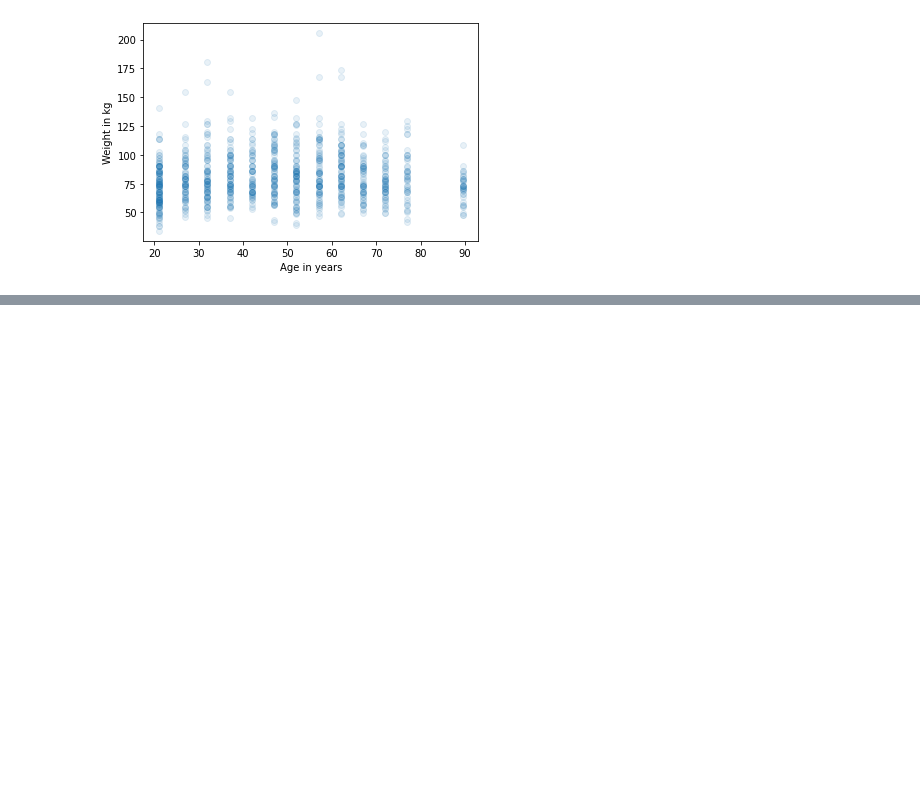
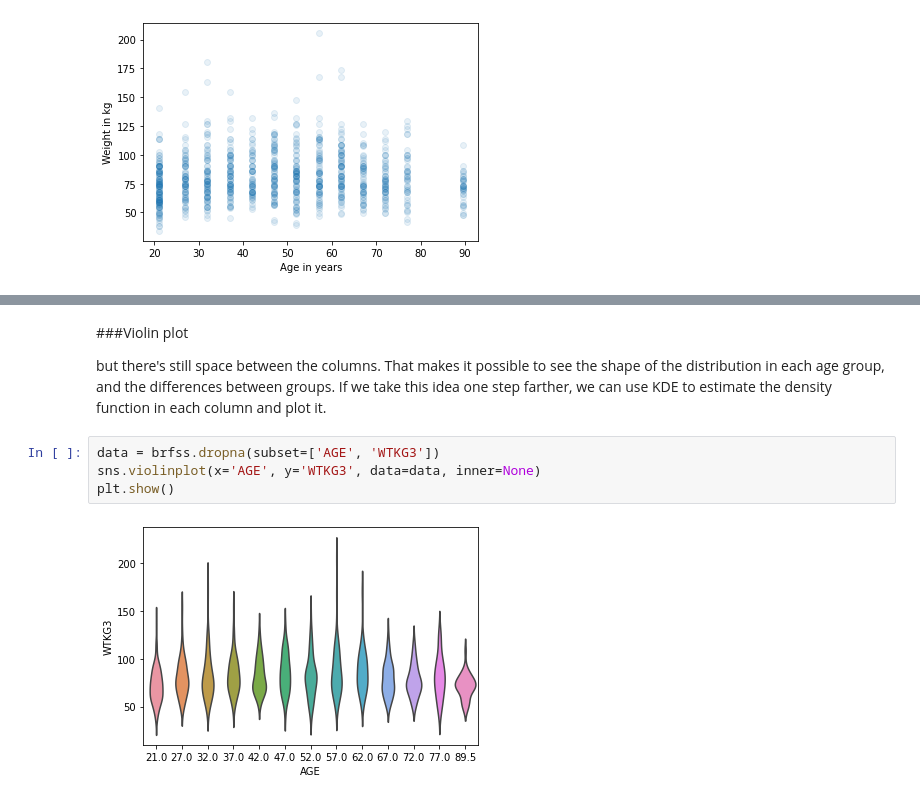
Before and after one commit to TinChung41/Google_Colab_DataCamp_Data_Analyst, a Jupyter notebook: Exploratory Data Analysis in Python/Exploratory_Data_Analysis_in_Python_3_Relationships.ipynb, the cells around one changed output, grey strips where cells are left out. Drawn from its saved outputs; the diff is of its cells as text; blank space fills up the shorter version.

```diff
--- a/Exploratory Data Analysis in Python/Exploratory_Data_Analysis_in_Python_3_Relationships.ipynb
+++ b/Exploratory Data Analysis in Python/Exploratory_Data_Analysis_in_Python_3_Relationships.ipynb
@@ -127,0 +166,10 @@ plt.show()
+# %% [markdown]
+###Violin plot
+
+but there's still space between the columns. That makes it possible to see the shape of the distribution in each age group, and the differences between groups. If we take this idea one step farther, we can use KDE to estimate the density function in each column and plot it.
+# %%
+data = brfss.dropna(subset=['AGE', 'WTKG3'])
+sns.violinplot(x='AGE', y='WTKG3', data=data, inner=None)
+plt.show()
+# %% [output]
+[figure, added]
```
Also changed, not shown: parts of 42 cells of this notebook, 1 other file.
